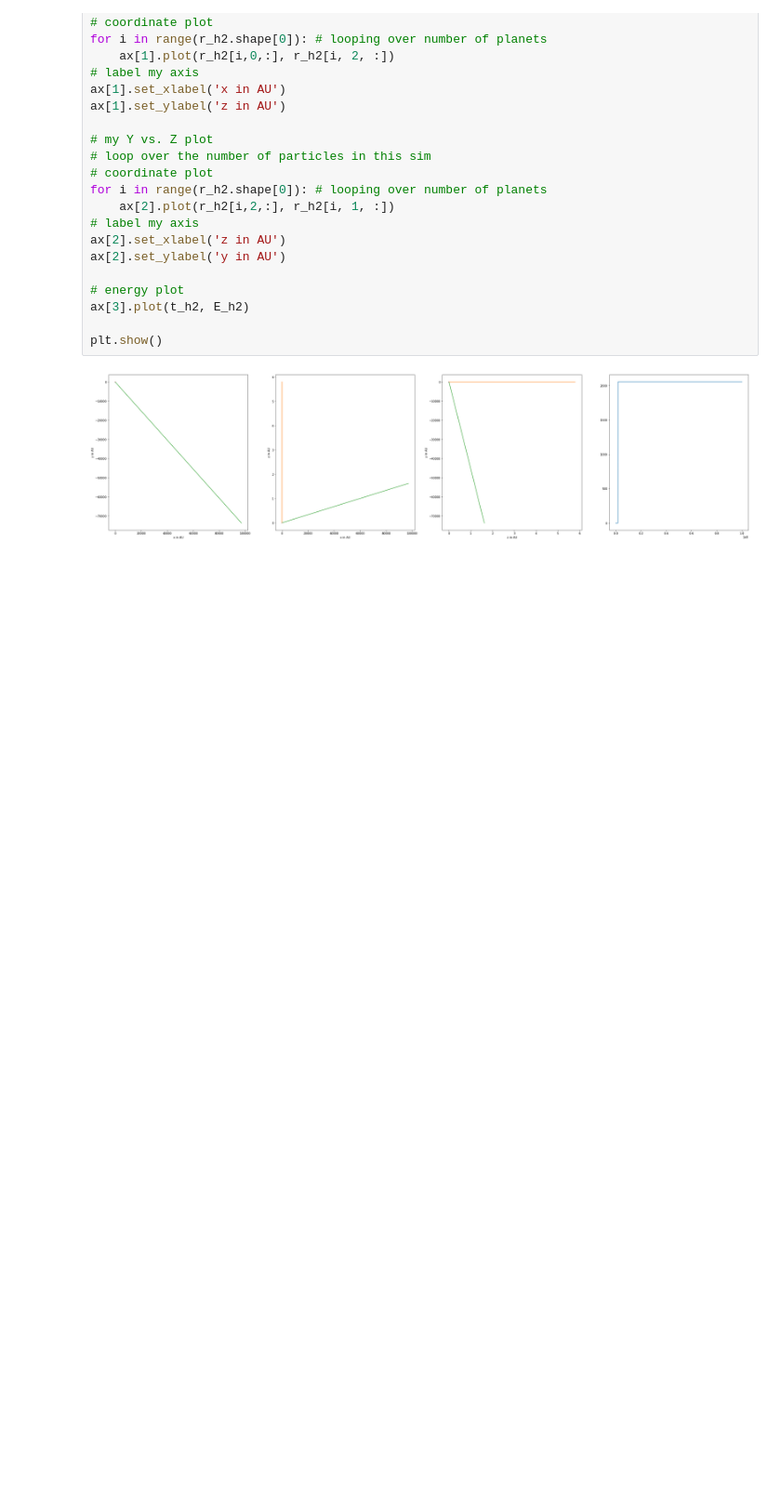
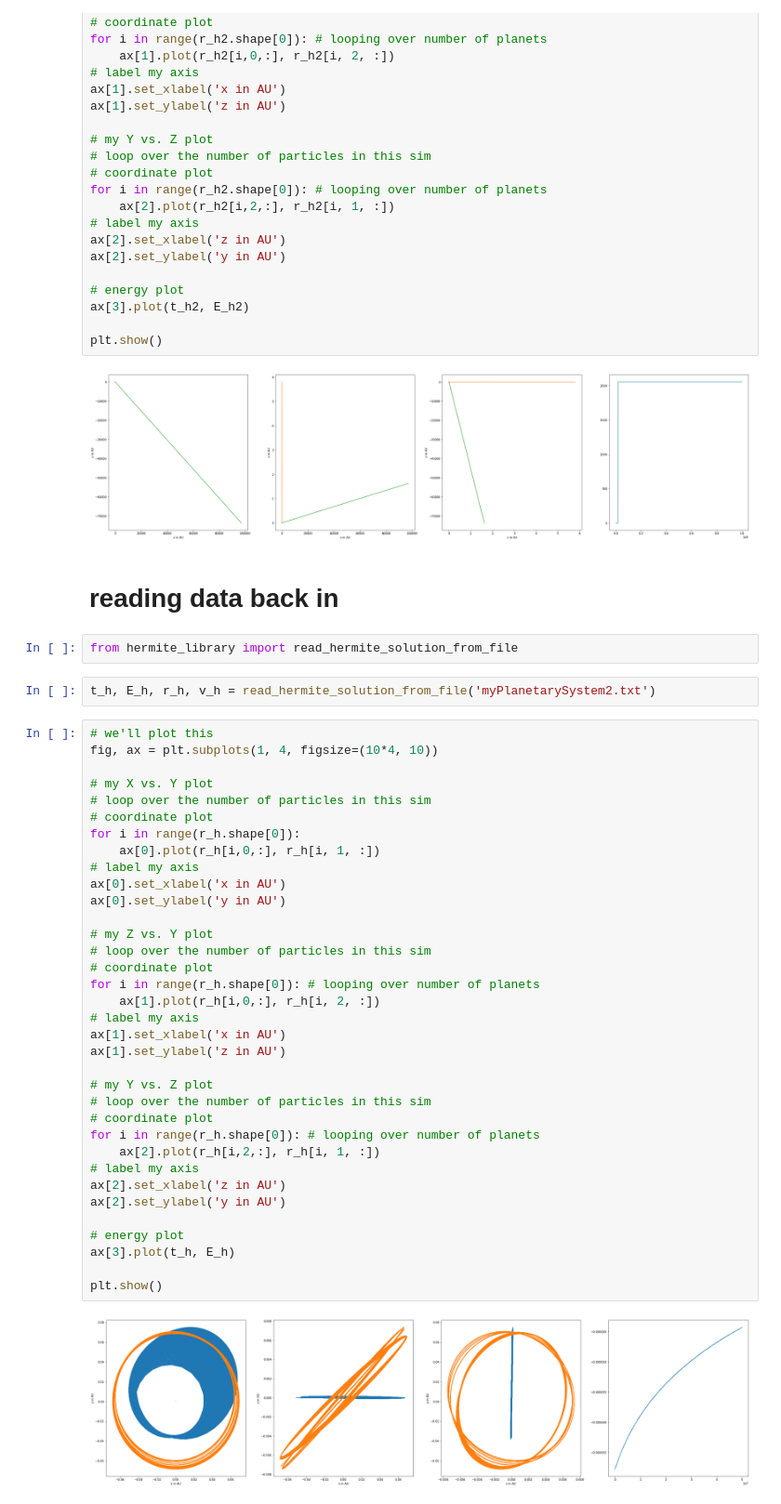
Before and after one commit to jnaiman/csci-p-14110, a Jupyter notebook: lesson05/inClass_lesson05.ipynb, the cells around one changed output. Shown at 93% size. Drawn from its saved outputs; the diff is of its cells as text; blank space fills up the shorter version.

Commit message:
reading in

```diff
--- a/lesson05/inClass_lesson05.ipynb
+++ b/lesson05/inClass_lesson05.ipynb
@@ -307,3 +307,46 @@ ax[3].plot(t_h2, E_h2)
 plt.show()
 # %% [output]
 [figure]
+# %% [markdown]
+# reading data back in
+# %%
+from hermite_library import read_hermite_solution_from_file
+# %%
+t_h, E_h, r_h, v_h = read_hermite_solution_from_file('myPlanetarySystem2.txt')
+# %%
+# we'll plot this
+fig, ax = plt.subplots(1, 4, figsize=(10*4, 10))
+
+# my X vs. Y plot
+# loop over the number of particles in this sim
+# coordinate plot
+for i in range(r_h.shape[0]):
+    ax[0].plot(r_h[i,0,:], r_h[i, 1, :])
+# label my axis
+ax[0].set_xlabel('x in AU')
+ax[0].set_ylabel('y in AU')
+
+# my Z vs. Y plot
+# loop over the number of particles in this sim
+# coordinate plot
+for i in range(r_h.shape[0]): # looping over number of planets
+    ax[1].plot(r_h[i,0,:], r_h[i, 2, :])
+# label my axis
+ax[1].set_xlabel('x in AU')
+ax[1].set_ylabel('z in AU')
+
+# my Y vs. Z plot
+# loop over the number of particles in this sim
+# coordinate plot
+for i in range(r_h.shape[0]): # looping over number of planets
+    ax[2].plot(r_h[i,2,:], r_h[i, 1, :])
+# label my axis
+ax[2].set_xlabel('z in AU')
+ax[2].set_ylabel('y in AU')
+
+# energy plot
+ax[3].plot(t_h, E_h)
+
+plt.show()
+# %% [output]
+[figure, added]
```
Also changed, not shown: 1 other file.
